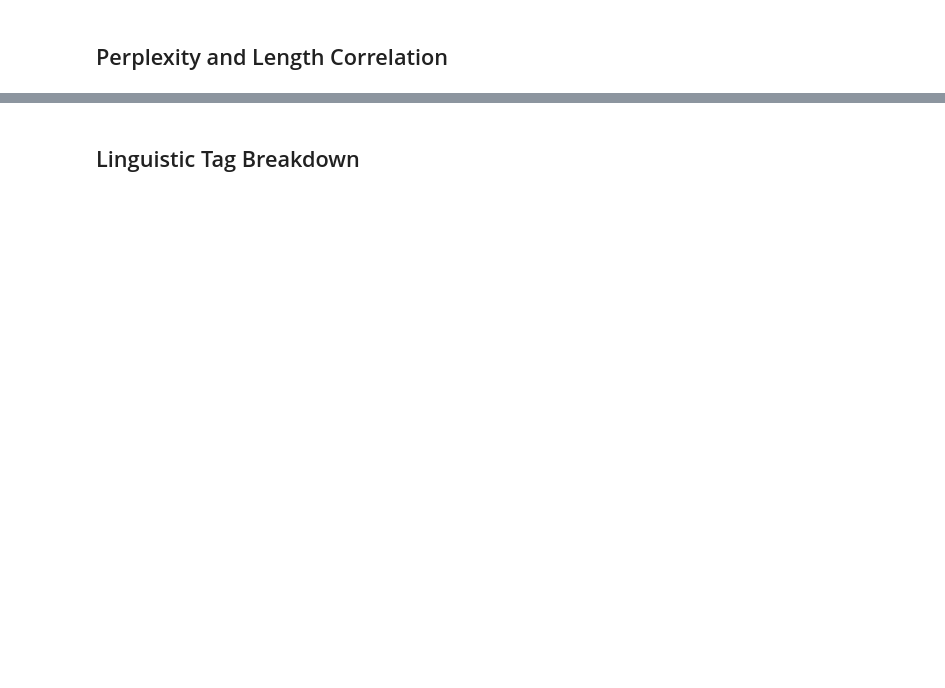
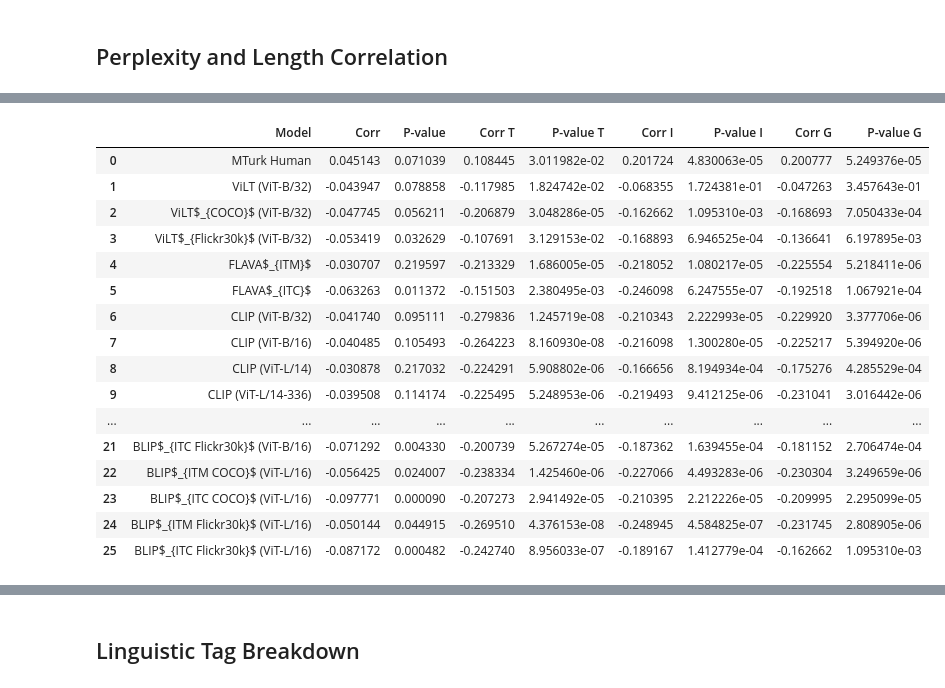
Before and after one commit to juletx/spatial-reasoning, a Jupyter notebook: statistics/winoground_statistics.ipynb, the cells around one changed output, grey strips where cells are left out. Saved outputs shown, nothing was run; the diff lists cells and outputs as text; code cells hidden in the pictures; blank space fills up the shorter version.

```diff
--- a/statistics/winoground_statistics.ipynb
+++ b/statistics/winoground_statistics.ipynb
@@ -950,0 +1133,6 @@ pd.DataFrame(correlation_dict)
+# %%
+correlation_dict = get_perplexity_table_dict(models, ordered_perplexities)
+length_correlation_dict = get_caption_length_table_dict(models, ordered_lengths)
+correlation_dict = {**correlation_dict, **length_correlation_dict}
+bold_correlation_dict = bolden_corr_p_value(correlation_dict, names=[("P-value", "Corr"), ("P-value T", "Corr T"), ("P-value I", "Corr I"), ("P-value G", "Corr G")])
+print(tabulate(bold_correlation_dict, headers=bold_correlation_dict.keys(), tablefmt="latex_raw", floatfmt=".2f"))
@@ -950,0 +1157,20 @@ pd.DataFrame(correlation_dict)
+# %%
+pd.DataFrame(correlation_dict)
+# %% [output]
+|  | Model | Corr | P-value | Corr T | P-value T | Corr I | P-value I | Corr G | P-value G |
+| 0 | MTurk Human | 0.045143 | 0.071039 | 0.108445 | 3.011982e-02 | 0.201724 | 4.830063e-05 | 0.200777 | 5.249376e-05 |
+| 1 | ViLT (ViT-B/32) | -0.043947 | 0.078858 | -0.117985 | 1.824742e-02 | -0.068355 | 1.724381e-01 | -0.047263 | 3.457643e-01 |
+| 2 | ViLT$_{COCO}$ (ViT-B/32) | -0.047745 | 0.056211 | -0.206879 | 3.048286e-05 | -0.162662 | 1.095310e-03 | -0.168693 | 7.050433e-04 |
+| 3 | ViLT$_{Flickr30k}$ (ViT-B/32) | -0.053419 | 0.032629 | -0.107691 | 3.129153e-02 | -0.168893 | 6.946525e-04 | -0.136641 | 6.197895e-03 |
+| 4 | FLAVA$_{ITM}$ | -0.030707 | 0.219597 | -0.213329 | 1.686005e-05 | -0.218052 | 1.080217e-05 | -0.225554 | 5.218411e-06 |
+| 5 | FLAVA$_{ITC}$ | -0.063263 | 0.011372 | -0.151503 | 2.380495e-03 | -0.246098 | 6.247555e-07 | -0.192518 | 1.067921e-04 |
+| 6 | CLIP (ViT-B/32) | -0.041740 | 0.095111 | -0.279836 | 1.245719e-08 | -0.210343 | 2.222993e-05 | -0.229920 | 3.377706e-06 |
+| 7 | CLIP (ViT-B/16) | -0.040485 | 0.105493 | -0.264223 | 8.160930e-08 | -0.216098 | 1.300280e-05 | -0.225217 | 5.394920e-06 |
+| 8 | CLIP (ViT-L/14) | -0.030878 | 0.217032 | -0.224291 | 5.908802e-06 | -0.166656 | 8.194934e-04 | -0.175276 | 4.285529e-04 |
+| 9 | CLIP (ViT-L/14-336) | -0.039508 | 0.114174 | -0.225495 | 5.248953e-06 | -0.219493 | 9.412125e-06 | -0.231041 | 3.016442e-06 |
+| ... | ... | ... | ... | ... | ... | ... | ... | ... | ... |
+| 21 | BLIP$_{ITC Flickr30k}$ (ViT-B/16) | -0.071292 | 0.004330 | -0.200739 | 5.267274e-05 | -0.187362 | 1.639455e-04 | -0.181152 | 2.706474e-04 |
+| 22 | BLIP$_{ITM COCO}$ (ViT-L/16) | -0.056425 | 0.024007 | -0.238334 | 1.425460e-06 | -0.227066 | 4.493283e-06 | -0.230304 | 3.249659e-06 |
+| 23 | BLIP$_{ITC COCO}$ (ViT-L/16) | -0.097771 | 0.000090 | -0.207273 | 2.941492e-05 | -0.210395 | 2.212226e-05 | -0.209995 | 2.295099e-05 |
+| 24 | BLIP$_{ITM Flickr30k}$ (ViT-L/16) | -0.050144 | 0.044915 | -0.269510 | 4.376153e-08 | -0.248945 | 4.584825e-07 | -0.231745 | 2.808905e-06 |
+| 25 | BLIP$_{ITC Flickr30k}$ (ViT-L/16) | -0.087172 | 0.000482 | -0.242740 | 8.956033e-07 | -0.189167 | 1.412779e-04 | -0.162662 | 1.095310e-03 |
```
Also changed, not shown: parts of 34 cells of this notebook.
